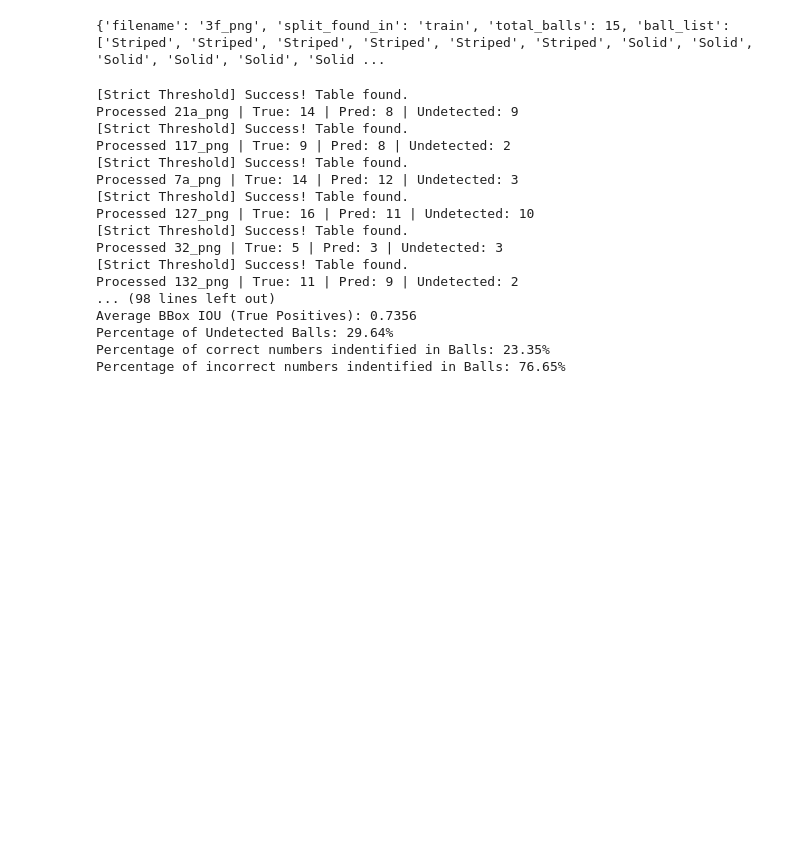
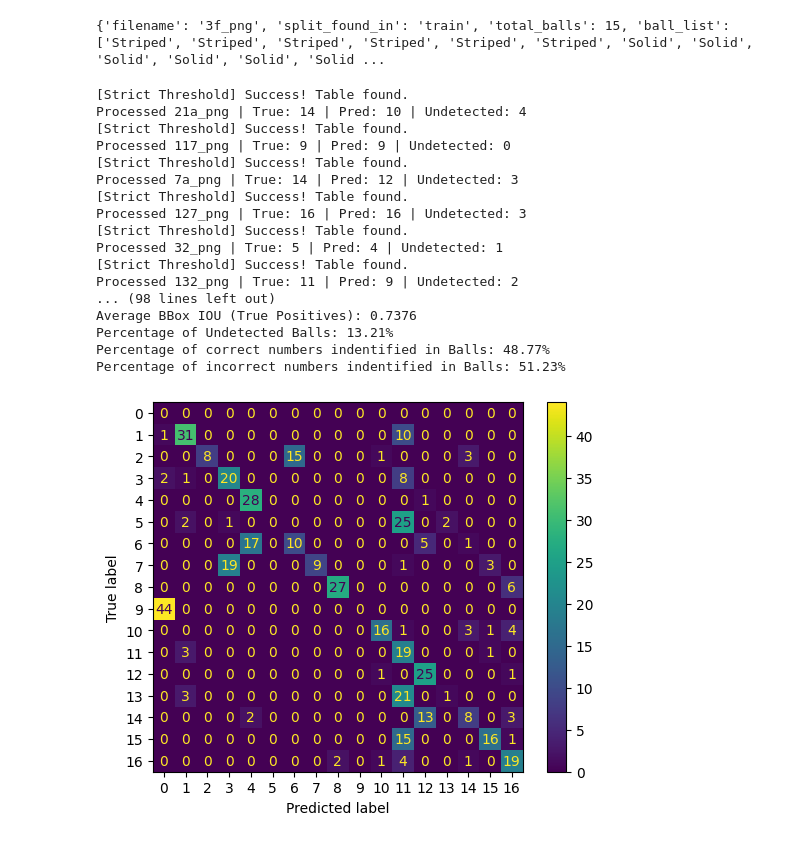
Before and after one commit to P-Silva1974746/CV_project, a Jupyter notebook: metrics.ipynb, the cells around one changed output. Saved outputs shown, nothing was run; the diff lists cells and outputs as text; code cells hidden in the pictures; blank space fills up the shorter version.

Commit message:
ADD: new method to find the balls HOUGH_GRADIENT | FIX: the undetected balls calculation | ADD: confusion matrix of the predicted numbers

```diff
--- a/metrics.ipynb
+++ b/metrics.ipynb
@@ -381,7 +408,8 @@ def detect_number (img_path, circles, show_plot=False):
                     final_number.append(7 + num_off_set)
 
                 case _:
-                    print("NO NUMBER DETECTED")
+                    if show_plot:
+                        print("NO NUMBER DETECTED")
                     final_number.append(-1)
 
     return final_number
@@ -431,9 +459,13 @@ def evaluate_image_detections(truth_boxes_coco, pred_circles, true_number_coco,
     matched_ious = []
     detected_truth_indices = set()
 
-    # will count the number of correctly predicted balls
+    # will count the number of in/correctly predicted balls
     correct_number_count = 0
     incorrect_number_count = 0
+
+    #has the preds and true numbers for when the predicted circle actualy matches a ball
+    true_numbers_matched = []
+    pred_numbers_matched = []
     # match predictions to truth boxes
     for i, p_box in enumerate(p_boxes):
         best_iou = 0
@@ -459,10 +491,17 @@ def evaluate_image_detections(truth_boxes_coco, pred_circles, true_number_coco,
             # best_t_idx is the index of the true bbox that was best matched to the curent pred bbox being analized
             if (true_number_coco[best_t_idx] == pred_numbers[i]):
                 correct_number_count+=1
+
+                true_numbers_matched.append(true_number_coco[best_t_idx])
+                pred_numbers_matched.append(pred_numbers[i])
             else:
                 # necessary because there might be balls predicted that are not balls and as such can't count for the incorrect classified
                 incorrect_number_count+=1
 
+                true_numbers_matched.append(true_number_coco[best_t_idx])
+                pred_numbers_matched.append(pred_numbers[i])
+
+        # print(f"Pred Box {i} Best IoU: {best_iou:.2f}") # ADD THIS
 
 
     true_count = len(truth_boxes_coco)
@@ -474,6 +513,8 @@ def evaluate_image_detections(truth_boxes_coco, pred_circles, true_number_coco,
         "pred_count": pred_count,
         "correct_number_count": correct_number_count,
         "incorrect_number_count": incorrect_number_count,
+        "true_numbers_matched": true_numbers_matched,
+        "pred_numbers_matched": pred_numbers_matched,
         "undetected_count": undetected_count,
         "matched_ious": matched_ious
     }
@@ -489,6 +530,8 @@ total_undetected_balls = 0
 total_correct_number = 0
 total_incorrect_number = 0
 all_ious = []
+y = []
+y_pred = []
 
 for path in ims_path:
 
@@ -531,7 +574,7 @@ for path in ims_path:
         pred_numbers = numbers,
         scale_x=scale_x,
         scale_y=scale_y,
-        iou_threshold=0.5 # could be tunned ask professor
+        iou_threshold=0.2 # could be tunned ask professor
     )
     #-----------------Evaluation CALL-----------------
 
@@ -546,6 +589,8 @@ for path in ims_path:
     total_correct_number += stats["correct_number_count"]
     total_incorrect_number += stats["incorrect_number_count"]
     all_ious.extend(stats["matched_ious"])
+    y.extend(stats["true_numbers_matched"])
+    y_pred.extend(stats["pred_numbers_matched"])
 
     print(f"Processed {im_name} | True: {stats['true_count']} | Pred: {stats['pred_count']} | Undetected: {stats['undetected_count']}")
 
@@ -582,19 +627,30 @@ incorrect_number_pct = (total_incorrect_number / (total_correct_number+total_inc
 print(f"Percentage of incorrect numbers indentified in Balls: {incorrect_number_pct:.2f}%")
 # %% [output]
 [Strict Threshold] Success! Table found.
-Processed 21a_png | True: 14 | Pred: 8 | Undetected: 9
+Processed 21a_png | True: 14 | Pred: 10 | Undetected: 4
 [Strict Threshold] Success! Table found.
-Processed 117_png | True: 9 | Pred: 8 | Undetected: 2
+Processed 117_png | True: 9 | Pred: 9 | Undetected: 0
 [Strict Threshold] Success! Table found.
 Processed 7a_png | True: 14 | Pred: 12 | Undetected: 3
 [Strict Threshold] Success! Table found.
-Processed 127_png | True: 16 | Pred: 11 | Undetected: 10
+Processed 127_png | True: 16 | Pred: 16 | Undetected: 3
 [Strict Threshold] Success! Table found.
-Processed 32_png | True: 5 | Pred: 3 | Undetected: 3
+Processed 32_png | True: 5 | Pred: 4 | Undetected: 1
 [Strict Threshold] Success! Table found.
 Processed 132_png | True: 11 | Pred: 9 | Undetected: 2
 ... (98 lines left out)
-Average BBox IOU (True Positives): 0.7356
-Percentage of Undetected Balls: 29.64%
-Percentage of correct numbers indentified in Balls: 23.35%
-Percentage of incorrect numbers indentified in Balls: 76.65%
+Average BBox IOU (True Positives): 0.7376
+Percentage of Undetected Balls: 13.21%
+Percentage of correct numbers indentified in Balls: 48.77%
+Percentage of incorrect numbers indentified in Balls: 51.23%
+# %%
+from sklearn.metrics import confusion_matrix, ConfusionMatrixDisplay
+
+cm = confusion_matrix(y_true=y, y_pred=y_pred)
+
+disp = ConfusionMatrixDisplay(confusion_matrix=cm)
+
+disp.plot()
+plt.show()
+# %% [output]
+[figure, added]
```
Also changed, not shown: parts of 2 cells of this notebook.
